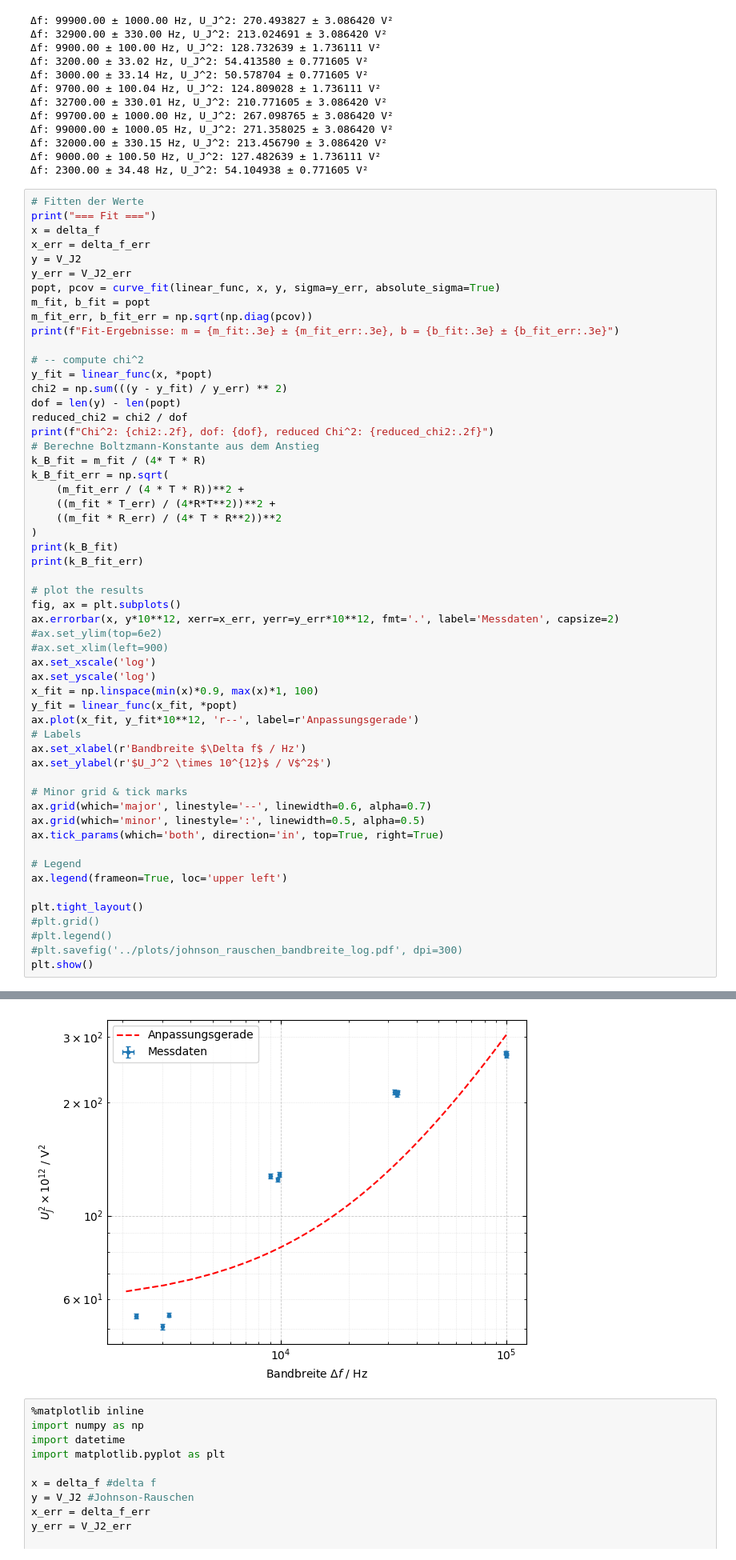
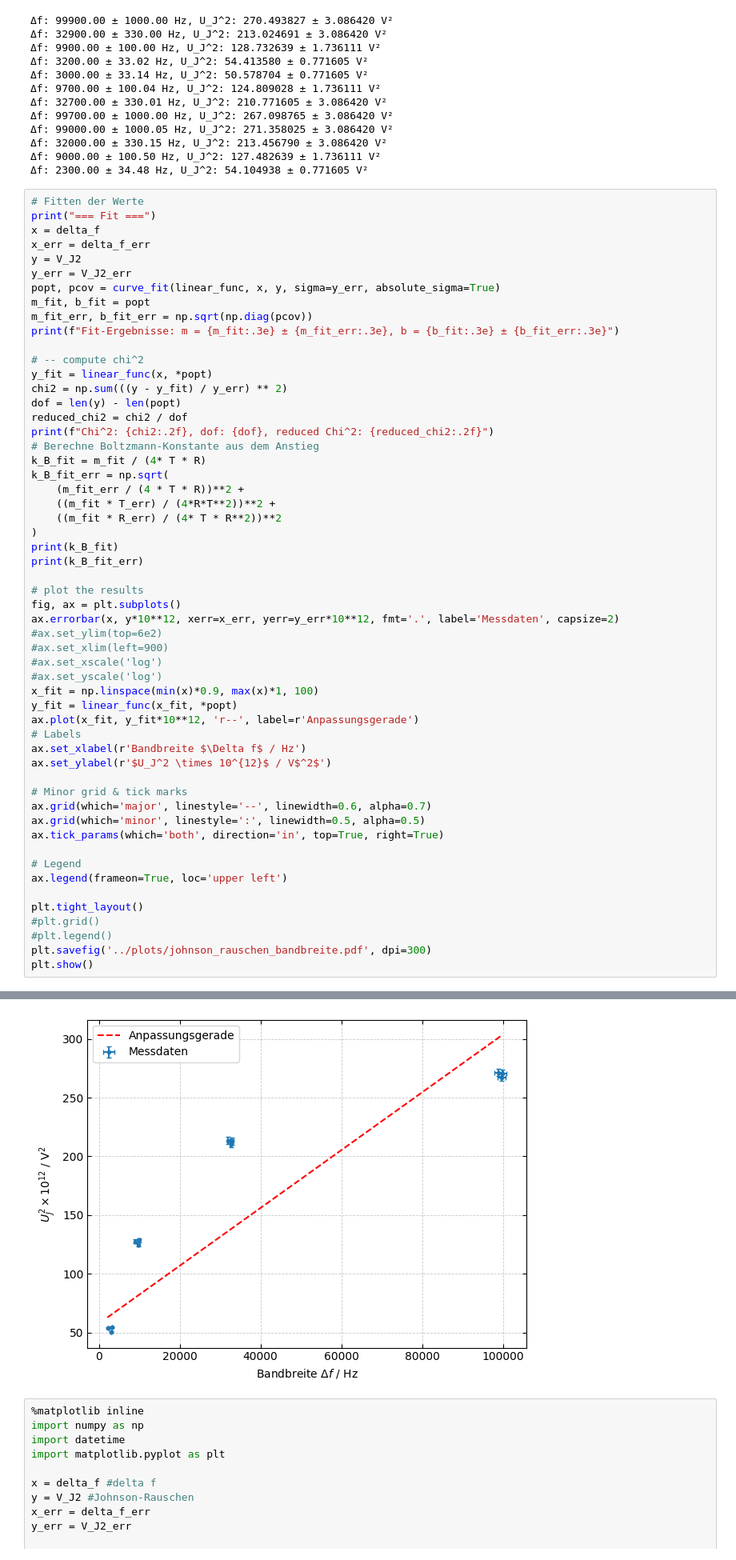
Before and after one commit to itzhaQQ/P4_WS2526, a Jupyter notebook: 425_ElektronischesRauschen/src/johnson.ipynb, the cells around one changed output, grey strips where cells are left out. Shown at 80% size. Drawn from its saved outputs; the diff is of its cells as text.

```diff
--- a/425_ElektronischesRauschen/src/johnson.ipynb
+++ b/425_ElektronischesRauschen/src/johnson.ipynb
@@ -377,37 +377,37 @@ print(k_B_fit_err)
 # plot the results
 fig, ax = plt.subplots()
 ax.errorbar(x, y*10**12, xerr=x_err, yerr=y_err*10**12, fmt='.', label='Messdaten', capsize=2)
 #ax.set_ylim(top=6e2)
 #ax.set_xlim(left=900)
-ax.set_xscale('log')
-ax.set_yscale('log')
+#ax.set_xscale('log')
+#ax.set_yscale('log')
 x_fit = np.linspace(min(x)*0.9, max(x)*1, 100)
 y_fit = linear_func(x_fit, *popt)
 ax.plot(x_fit, y_fit*10**12, 'r--', label=r'Anpassungsgerade')
 # Labels
 ax.set_xlabel(r'Bandbreite $\Delta f$ / Hz')
 ax.set_ylabel(r'$U_J^2 \times 10^{12}$ / V$^2$')
 
 # Minor grid & tick marks
 ax.grid(which='major', linestyle='--', linewidth=0.6, alpha=0.7)
 ax.grid(which='minor', linestyle=':', linewidth=0.5, alpha=0.5)
 ax.tick_params(which='both', direction='in', top=True, right=True)
 
 # Legend
 ax.legend(frameon=True, loc='upper left')
 
 plt.tight_layout()
 #plt.grid()
 #plt.legend()
-#plt.savefig('../plots/johnson_rauschen_bandbreite_log.pdf', dpi=300)
+plt.savefig('../plots/johnson_rauschen_bandbreite.pdf', dpi=300)
 plt.show()
 # %% [output]
 === Fit ===
 Fit-Ergebnisse: m = 2.459e-15 ± 1.843e-17, b = 5.773e-11 ± 4.275e-13
 Chi^2: 4903.12, dof: 10, reduced Chi^2: 490.31
 2.0873140658646923e-24
 2.6093449393852396e-26
-[figure, old version]
+[figure, new version]
 # %%
 %matplotlib inline
 import numpy as np
```
Also changed, not shown: parts of 3 cells of this notebook, 17 other files.
